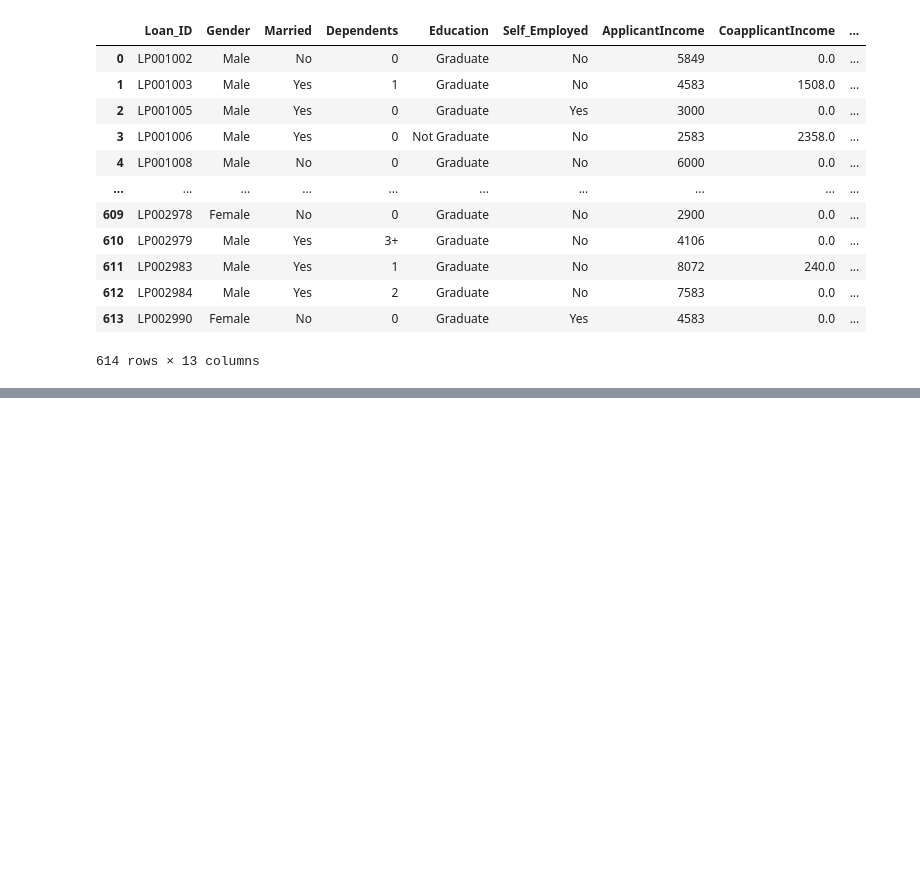
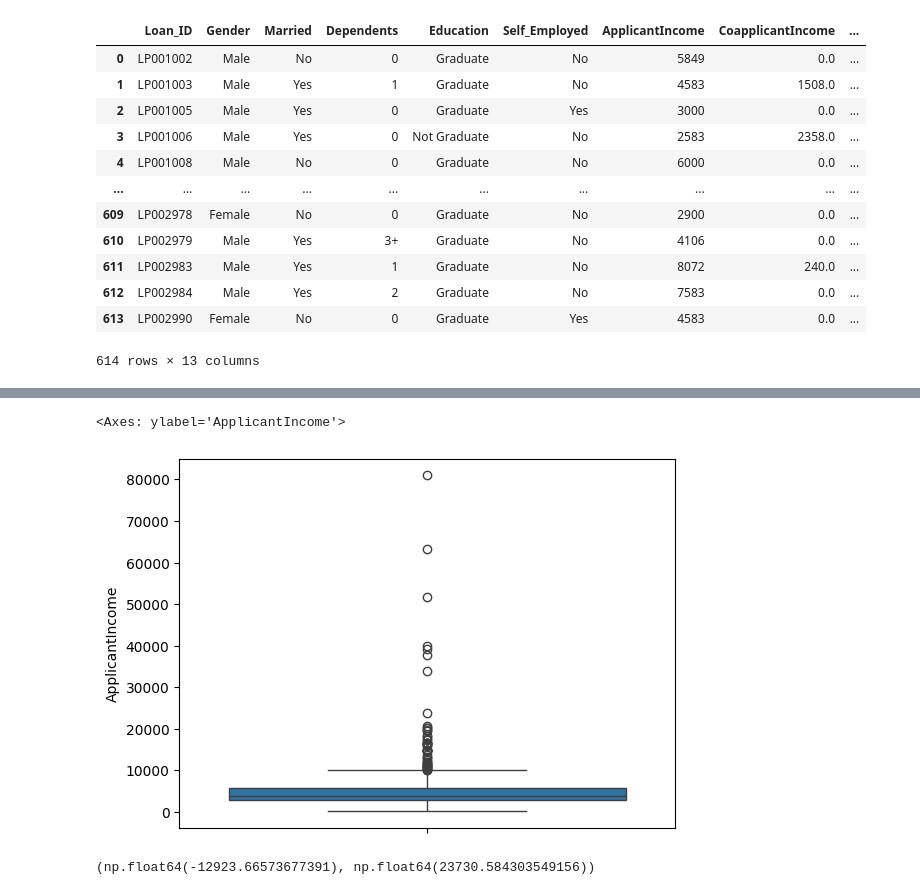
Before and after one commit to lukhi-laksh/Machine-Learning, a Jupyter notebook: Data Preprocessing/preprocessing.ipynb, the cells around one changed output, grey strips where cells are left out. Cells and saved outputs as stored; diff of their text form; code cells hidden in the pictures; blank space fills up the shorter version.

```diff
--- a/Data Preprocessing/preprocessing.ipynb
+++ b/Data Preprocessing/preprocessing.ipynb
@@ -525,0 +578,13 @@ df
+# %%
+sns.boxplot(without_otl.ApplicantIncome)
+# %% [output]
+<Axes: ylabel='ApplicantIncome'>
+[figure, added]
+# %%
+# we are use this 3σ for 99.72% range of our data
+min_range = df['ApplicantIncome'].mean() - (3 * df['ApplicantIncome'].std())
+max_range = df['ApplicantIncome'].mean() + (3 * df['ApplicantIncome'].std())
+
+min_range, max_range
+# %% [output]
+(np.float64(-12923.66573677391), np.float64(23730.584303549156))
```
Also changed, not shown: parts of 17 cells of this notebook, 1 other file.
